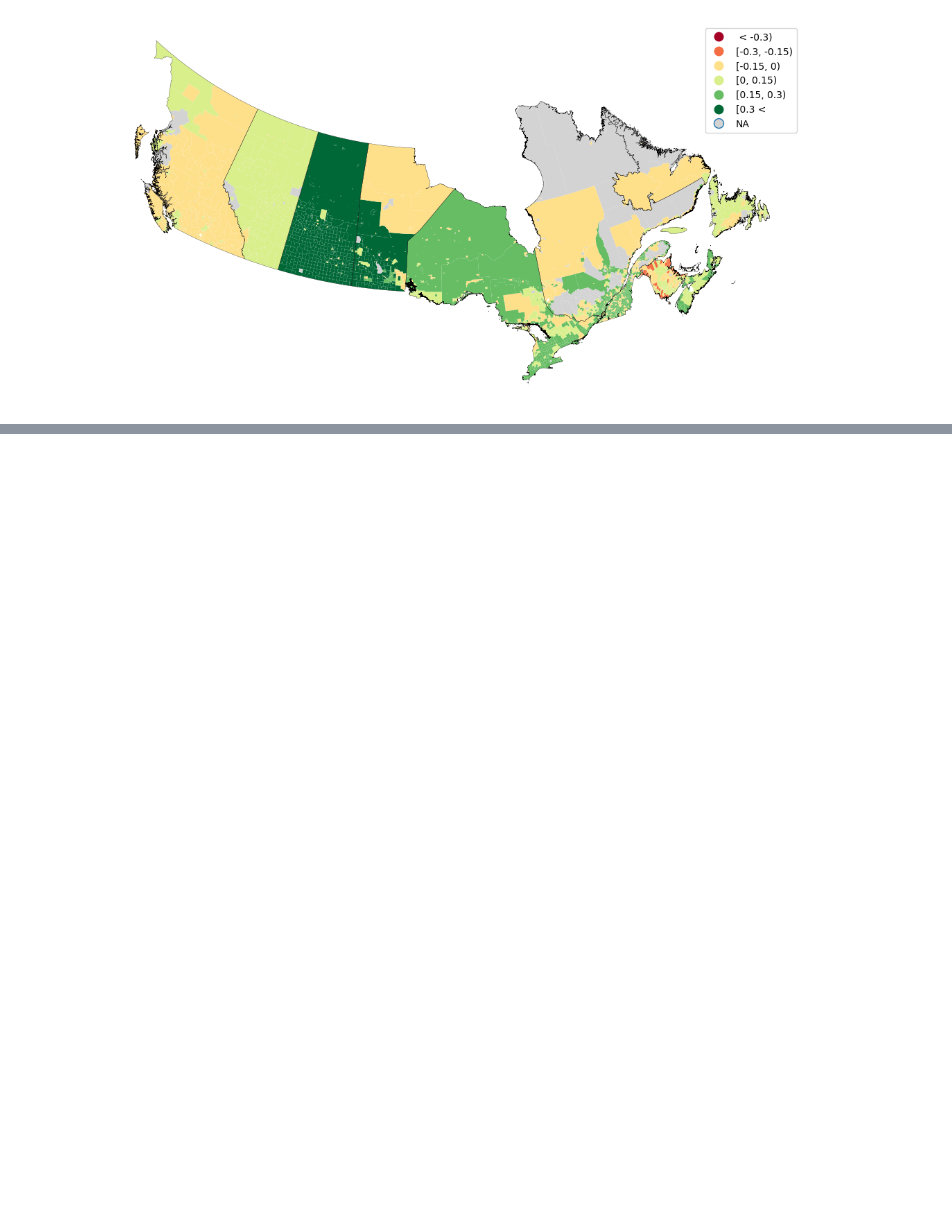
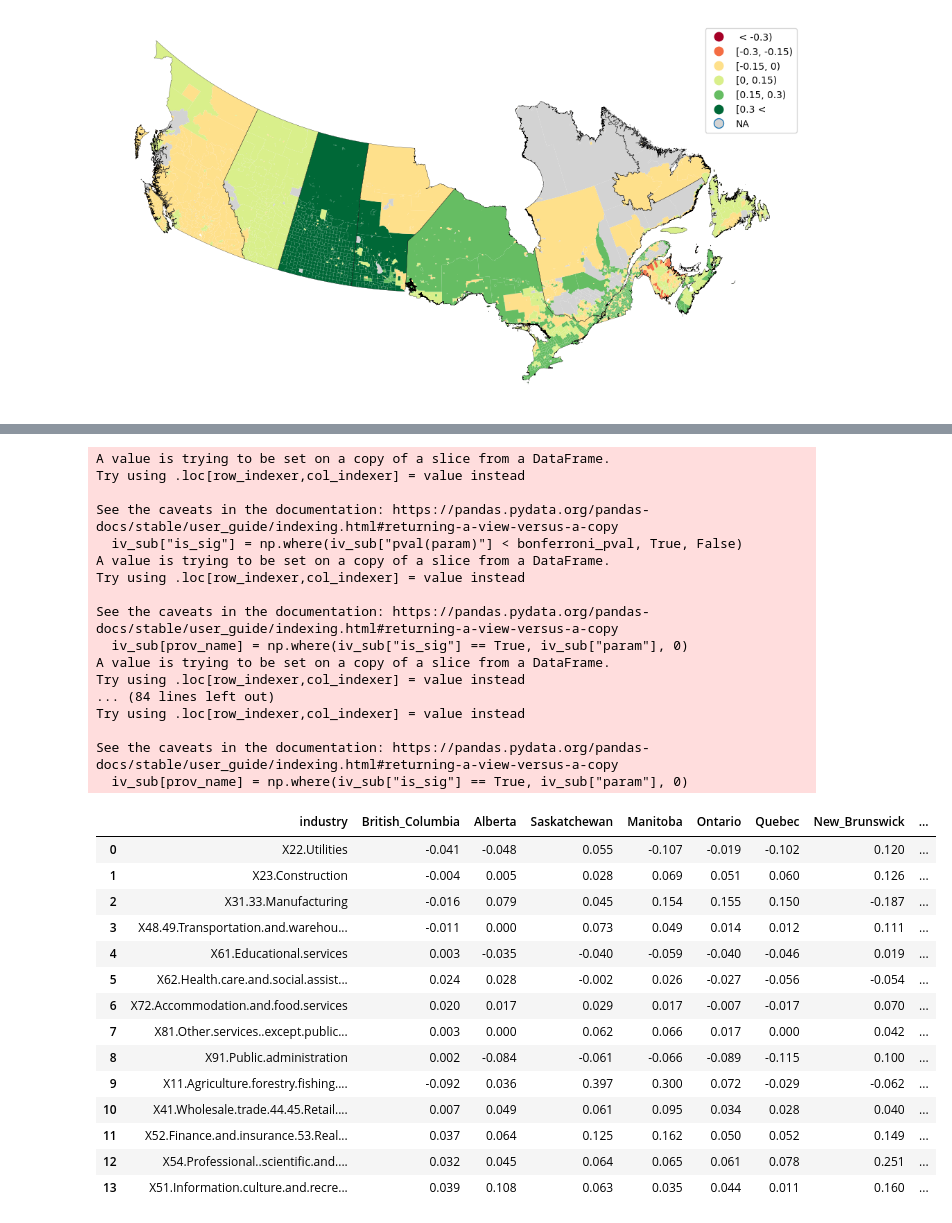
Before and after one commit to joosung-min/ssc23-case-comp, a Jupyter notebook: A04_iv_visualization.ipynb, the cells around one changed output, grey strips where cells are left out. Drawn from its saved outputs; the diff is of its cells as text; code cells hidden in the pictures; blank space fills up the shorter version.

```diff
--- a/A04_iv_visualization.ipynb
+++ b/A04_iv_visualization.ipynb
@@ -204,3 +205,9 @@ plt.show()
 # %%
 fig.savefig("./figs/iv_result.png", dpi = 300, transparent = False)
 fig.savefig("./figs/iv_result2.png", dpi = 300, transparent = True)
+# %%
+iv_prov = pd.read_csv("/home/joosungm/projects/def-lelliott/joosungm/projects/ssc23-case-comp/data/user_data/01_iv_analysis/C01_iv_prov.csv")
+prov_names = iv_prov.provincename.unique()
+print(prov_names)
+industry_names = iv_prov.industry.unique()
+print(industry_names)
@@ -206,0 +247,51 @@ fig.savefig("./figs/iv_result2.png", dpi = 300, transparent = True)
+# %%
+bonferroni_pval = 0.05 / len(prov_names)
+prov_name = prov_names[0]
+
+iv_new = pd.DataFrame({"industry":industry_names})
+
+for prov_name in prov_names:
+    iv_sub = iv_prov.loc[iv_prov["provincename"] == prov_name, ]
+
+    # # -
+    iv_sub["is_sig"] = np.where(iv_sub["pval(param)"] < bonferroni_pval, True, False)
+    iv_sub[prov_name] = np.where(iv_sub["is_sig"] == True, iv_sub["param"], 0)
+    iv_new = pd.merge(iv_new, iv_sub.loc[:, ["industry", prov_name]], on = "industry", how = "left")
+
+iv_table = iv_new[["industry", "British_Columbia", "Alberta", "Saskatchewan", "Manitoba", "Ontario", "Quebec", "New_Brunswick", "Nova_Scotia", "Prince_Edward_Island", "Newfoundland_and_Labrador"]]
+
+iv_table.to_csv("./data/user_data/01_iv_analysis/A04_iv_table.csv", index = False)
+display(iv_table)
+# %% [output]
+A value is trying to be set on a copy of a slice from a DataFrame.
+Try using .loc[row_indexer,col_indexer] = value instead
+
+See the caveats in the documentation: https://pandas.pydata.org/pandas-docs/stable/user_guide/indexing.html#returning-a-view-versus-a-copy
+  iv_sub["is_sig"] = np.where(iv_sub["pval(param)"] < bonferroni_pval, True, False)
+A value is trying to be set on a copy of a slice from a DataFrame.
+Try using .loc[row_indexer,col_indexer] = value instead
+
+See the caveats in the documentation: https://pandas.pydata.org/pandas-docs/stable/user_guide/indexing.html#returning-a-view-versus-a-copy
+  iv_sub[prov_name] = np.where(iv_sub["is_sig"] == True, iv_sub["param"], 0)
+A value is trying to be set on a copy of a slice from a DataFrame.
+Try using .loc[row_indexer,col_indexer] = value instead
+... (84 lines left out)
+Try using .loc[row_indexer,col_indexer] = value instead
+
+See the caveats in the documentation: https://pandas.pydata.org/pandas-docs/stable/user_guide/indexing.html#returning-a-view-versus-a-copy
+  iv_sub[prov_name] = np.where(iv_sub["is_sig"] == True, iv_sub["param"], 0)
+|  | industry | British_Columbia | Alberta | Saskatchewan | Manitoba | Ontario | Quebec | New_Brunswick | ... |
+| 0 | X22.Utilities | -0.041 | -0.048 | 0.055 | -0.107 | -0.019 | -0.102 | 0.120 | ... |
+| 1 | X23.Construction | -0.004 | 0.005 | 0.028 | 0.069 | 0.051 | 0.060 | 0.126 | ... |
+| 2 | X31.33.Manufacturing | -0.016 | 0.079 | 0.045 | 0.154 | 0.155 | 0.150 | -0.187 | ... |
+| 3 | X48.49.Transportation.and.warehou... | -0.011 | 0.000 | 0.073 | 0.049 | 0.014 | 0.012 | 0.111 | ... |
+| 4 | X61.Educational.services | 0.003 | -0.035 | -0.040 | -0.059 | -0.040 | -0.046 | 0.019 | ... |
+| 5 | X62.Health.care.and.social.assist... | 0.024 | 0.028 | -0.002 | 0.026 | -0.027 | -0.056 | -0.054 | ... |
+| 6 | X72.Accommodation.and.food.services | 0.020 | 0.017 | 0.029 | 0.017 | -0.007 | -0.017 | 0.070 | ... |
+| 7 | X81.Other.services..except.public... | 0.003 | 0.000 | 0.062 | 0.066 | 0.017 | 0.000 | 0.042 | ... |
+| 8 | X91.Public.administration | 0.002 | -0.084 | -0.061 | -0.066 | -0.089 | -0.115 | 0.100 | ... |
+| 9 | X11.Agriculture.forestry.fishing.... | -0.092 | 0.036 | 0.397 | 0.300 | 0.072 | -0.029 | -0.062 | ... |
+| 10 | X41.Wholesale.trade.44.45.Retail.... | 0.007 | 0.049 | 0.061 | 0.095 | 0.034 | 0.028 | 0.040 | ... |
+| 11 | X52.Finance.and.insurance.53.Real... | 0.037 | 0.064 | 0.125 | 0.162 | 0.050 | 0.052 | 0.149 | ... |
+| 12 | X54.Professional..scientific.and.... | 0.032 | 0.045 | 0.064 | 0.065 | 0.061 | 0.078 | 0.251 | ... |
+| 13 | X51.Information.culture.and.recre... | 0.039 | 0.108 | 0.063 | 0.035 | 0.044 | 0.011 | 0.160 | ... |
```
Also changed, not shown: parts of 4 cells of this notebook, 16 other files.
